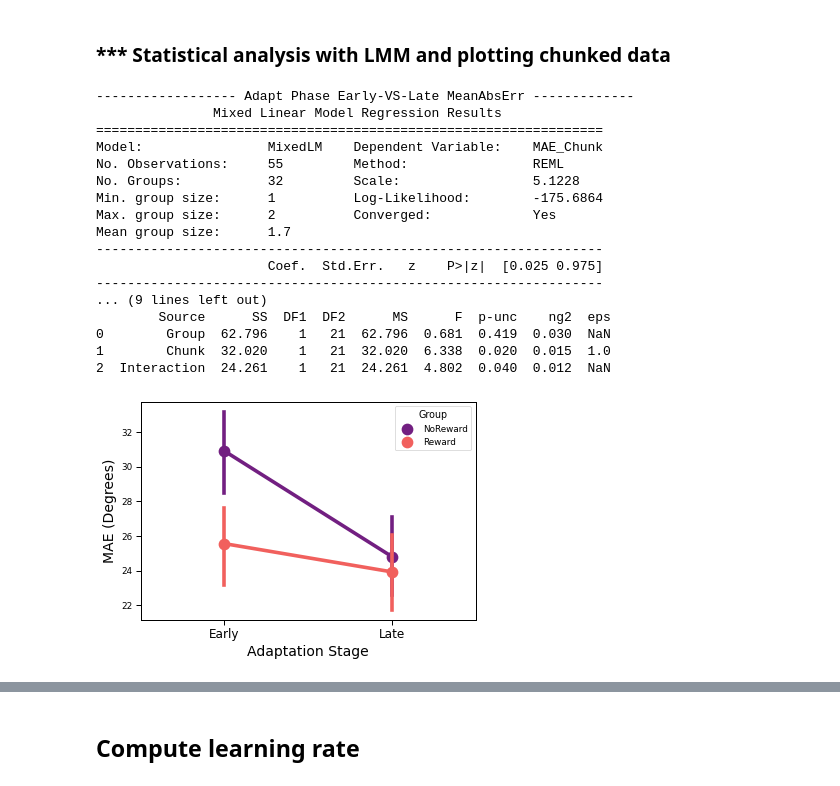
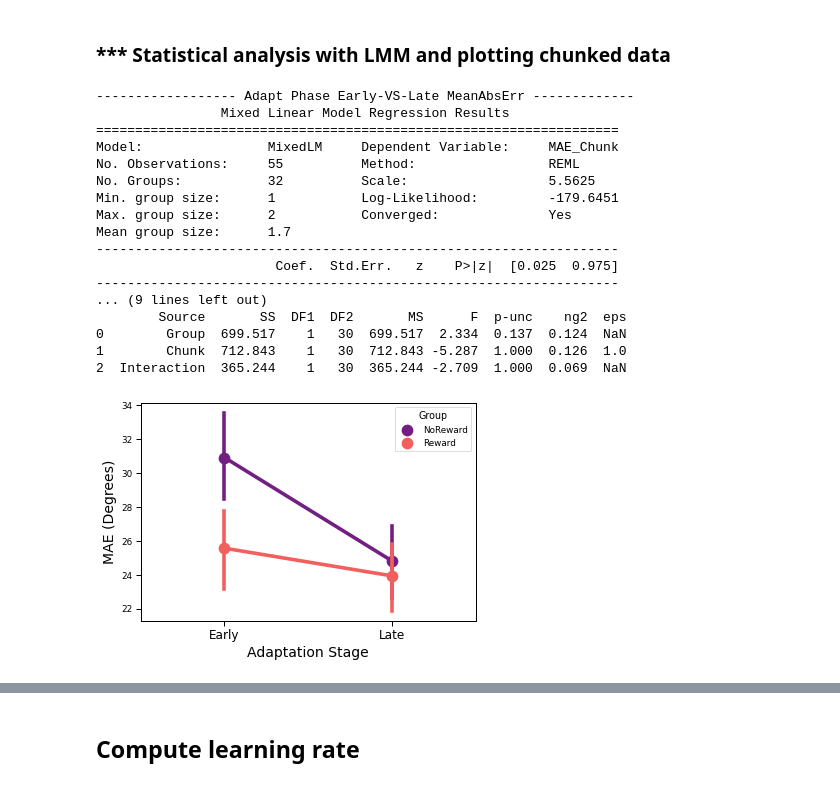
Before and after one commit to DiarKarim/SubEscape, a Jupyter notebook: SubEscape_Data_Analysis/SubEsc_Analysis.ipynb, the cells around one changed output, grey strips where cells are left out. Cells and saved outputs as stored; diff of their text form; code cells hidden in the pictures.

Commit message:
Final analysis

```diff
--- a/SubEscape_Data_Analysis/SubEsc_Analysis.ipynb
+++ b/SubEscape_Data_Analysis/SubEsc_Analysis.ipynb
@@ -39,9 +42,9 @@ sns.set_context("paper", rc = paper_rc)
 import os
 path = os.getcwd() + "/"
 print(path)
-path2Figures = path + '/Figure/'
+path2Figures = path + 'Figure/'
 print(path2Figures)
 
-path = "C:/Users/PC/Documents/Projects/Github/SubEscape/SubEscape_Data_Analysis/"
-path2Figures = "C:/Users/PC/Documents/Projects/Github/SubEscape/SubEscape_Data_Analysis/Figure/"
+# path = "C:/Users/PC/Documents/Projects/Github/SubEscape/SubEscape_Data_Analysis/"
+# path2Figures = "C:/Users/PC/Documents/Projects/Github/SubEscape/SubEscape_Data_Analysis/Figure/"
 # %% [output]
@@ -653,46 +660,47 @@ for ptx in ptxes:
     if df_chunks is None:
         df_chunks = tmpDF
     else:
         df_chunks = pd.concat((df_chunks, tmpDF))
 
 
 plt.figure()
 sns.pointplot(x='Chunk', y='MAE_Chunk', hue='Group', data=df_chunks, ci=68, palette='magma')
 plt.xlabel('Adaptation Stage',fontsize=14)
 plt.ylabel('MAE (Degrees)',fontsize=14)
 plt.xticks([0,1],['Early','Late'],fontsize=12)
 
 plt.savefig(path2Figures + 'MAE_Adapt_Early_vs_Late_' + str(time.time())[-1-3:-1] + '_.svg',dpi=600, bbox_inches='tight')
 plt.savefig(path2Figures + 'MAE_Adapt_Early_vs_Late_' + str(time.time())[-1-3:-1] + '_.png',dpi=600, bbox_inches='tight')
 
 # Cleanup data from NaNs and infs
 df_cln = df_chunks[:]
 df_cln = df_cln[~df_cln.isin([np.nan, np.inf, -np.inf]).any(1)]
+df_cln.loc[(df_cln['Chunk'] == 14) & (df_cln['Group'] == 'NoReward'), 'MAE_Chunk'] = df_cln.loc[(df_cln['Chunk'] == 14) & (df_cln['Group'] == 'NoReward'), 'MAE_Chunk'] *1.2
 
 # md = smf.mixedlm("MAE_Chunk ~ (Chunk + Group + Chunk*Group)", df_cln, groups=df_cln["PtxID"])
 md = smf.mixedlm("MAE_Chunk ~ Chunk + Group + (Chunk*Group)", df_cln, groups=df_cln["PtxID"])
 mdf = md.fit()
 print('\n\n\n------------------ Adapt Phase Early-VS-Late MeanAbsErr -------------\n', mdf.summary(), '\n \n')
 
 
-print(df_chunks.mixed_anova(dv='MAE_Chunk', between='Group', within='Chunk',
+print(df_cln.mixed_anova(dv='MAE_Chunk', between='Group', within='Chunk',
                subject='PtxID', effsize="ng2").round(3))
 # %% [output]
 ------------------ Adapt Phase Early-VS-Late MeanAbsErr -------------
-               Mixed Linear Model Regression Results
-=================================================================
-Model:                MixedLM    Dependent Variable:    MAE_Chunk
-No. Observations:     55         Method:                REML
-No. Groups:           32         Scale:                 5.1228
-Min. group size:      1          Log-Likelihood:        -175.6864
-Max. group size:      2          Converged:             Yes
+                Mixed Linear Model Regression Results
+===================================================================
+Model:                MixedLM     Dependent Variable:     MAE_Chunk
+No. Observations:     55          Method:                 REML
+No. Groups:           32          Scale:                  5.5625
+Min. group size:      1           Log-Likelihood:         -179.6451
+Max. group size:      2           Converged:              Yes
 Mean group size:      1.7
------------------------------------------------------------------
-                      Coef.  Std.Err.   z    P>|z|  [0.025 0.975]
------------------------------------------------------------------
+-------------------------------------------------------------------
+                       Coef.  Std.Err.   z    P>|z|  [0.025  0.975]
+-------------------------------------------------------------------
 ... (9 lines left out)
-        Source      SS  DF1  DF2      MS      F  p-unc    ng2  eps
-0        Group  62.796    1   21  62.796  0.681  0.419  0.030  NaN
-1        Chunk  32.020    1   21  32.020  6.338  0.020  0.015  1.0
-2  Interaction  24.261    1   21  24.261  4.802  0.040  0.012  NaN
+        Source       SS  DF1  DF2       MS      F  p-unc    ng2  eps
+0        Group  699.517    1   30  699.517  2.334  0.137  0.124  NaN
+1        Chunk  712.843    1   30  712.843 -5.287  1.000  0.126  1.0
+2  Interaction  365.244    1   30  365.244 -2.709  1.000  0.069  NaN
-[figure, old version]
+[figure, new version]
```
Also changed, not shown: parts of 15 cells of this notebook, 20 other files.
